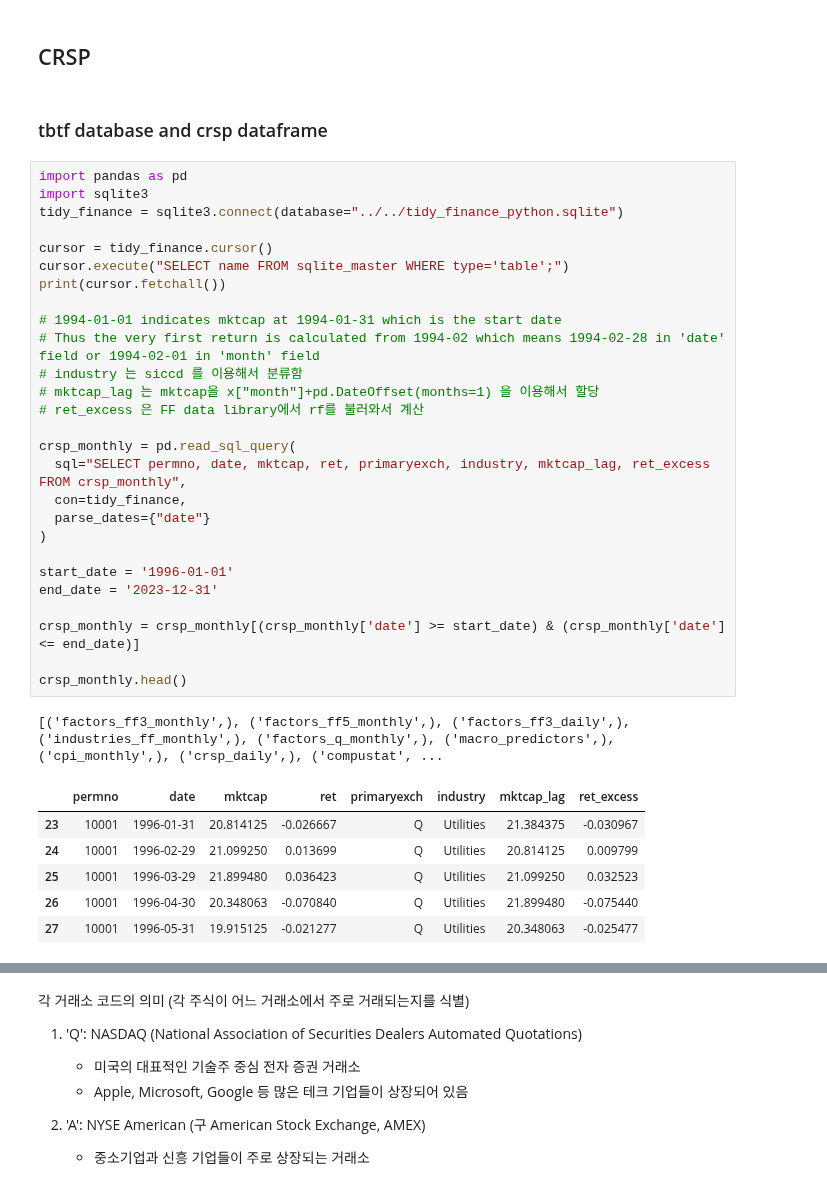
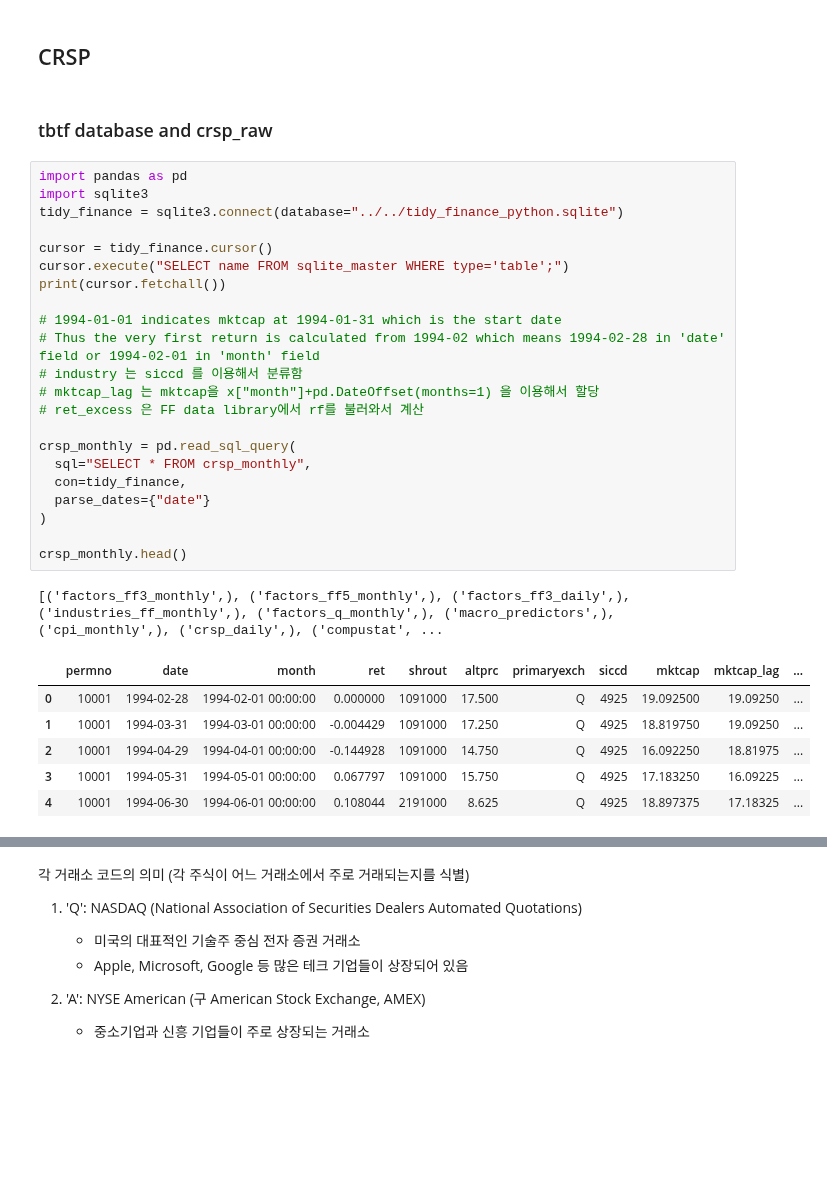
Before and after one commit to primenumbersam/primenumbersam.github.io, a Jupyter notebook: thesis/4_2_data.ipynb, the cells around one changed output, grey strips where cells are left out. Drawn from its saved outputs; the diff is of its cells as text; blank space fills up the shorter version.

```diff
--- a/thesis/4_2_data.ipynb
+++ b/thesis/4_2_data.ipynb
@@ -1,39 +1,34 @@
 # %% [markdown]
 ## CRSP
 # %% [markdown]
-### tbtf database and crsp dataframe
+### tbtf database and crsp_raw
 # %%
 import pandas as pd
 import sqlite3
 tidy_finance = sqlite3.connect(database="../../tidy_finance_python.sqlite")
 
 cursor = tidy_finance.cursor()
 cursor.execute("SELECT name FROM sqlite_master WHERE type='table';")
 print(cursor.fetchall())
 
 # 1994-01-01 indicates mktcap at 1994-01-31 which is the start date
 # Thus the very first return is calculated from 1994-02 which means 1994-02-28 in 'date' field or 1994-02-01 in 'month' field
 # industry 는 siccd 를 이용해서 분류함
 # mktcap_lag 는 mktcap을 x["month"]+pd.DateOffset(months=1) 을 이용해서 할당
 # ret_excess 은 FF data library에서 rf를 불러와서 계산
 
 crsp_monthly = pd.read_sql_query(
-  sql="SELECT permno, date, mktcap, ret, primaryexch, industry, mktcap_lag, ret_excess FROM crsp_monthly",
+  sql="SELECT * FROM crsp_monthly",
   con=tidy_finance,
   parse_dates={"date"}
 )
 
-start_date = '1996-01-01'
-end_date = '2023-12-31'
-
-crsp_monthly = crsp_monthly[(crsp_monthly['date'] >= start_date) & (crsp_monthly['date'] <= end_date)]
-
 crsp_monthly.head()
 # %% [output]
 [('factors_ff3_monthly',), ('factors_ff5_monthly',), ('factors_ff3_daily',), ('industries_ff_monthly',), ('factors_q_monthly',), ('macro_predictors',), ('cpi_monthly',), ('crsp_daily',), ('compustat', ...
-|  | permno | date | mktcap | ret | primaryexch | industry | mktcap_lag | ret_excess |
-| 23 | 10001 | 1996-01-31 | 20.814125 | -0.026667 | Q | Utilities | 21.384375 | -0.030967 |
-| 24 | 10001 | 1996-02-29 | 21.099250 | 0.013699 | Q | Utilities | 20.814125 | 0.009799 |
-| 25 | 10001 | 1996-03-29 | 21.899480 | 0.036423 | Q | Utilities | 21.099250 | 0.032523 |
-| 26 | 10001 | 1996-04-30 | 20.348063 | -0.070840 | Q | Utilities | 21.899480 | -0.075440 |
-| 27 | 10001 | 1996-05-31 | 19.915125 | -0.021277 | Q | Utilities | 20.348063 | -0.025477 |
+|  | permno | date | month | ret | shrout | altprc | primaryexch | siccd | mktcap | mktcap_lag | ... |
+| 0 | 10001 | 1994-02-28 | 1994-02-01 00:00:00 | 0.000000 | 1091000 | 17.500 | Q | 4925 | 19.092500 | 19.09250 | ... |
+| 1 | 10001 | 1994-03-31 | 1994-03-01 00:00:00 | -0.004429 | 1091000 | 17.250 | Q | 4925 | 18.819750 | 19.09250 | ... |
+| 2 | 10001 | 1994-04-29 | 1994-04-01 00:00:00 | -0.144928 | 1091000 | 14.750 | Q | 4925 | 16.092250 | 18.81975 | ... |
+| 3 | 10001 | 1994-05-31 | 1994-05-01 00:00:00 | 0.067797 | 1091000 | 15.750 | Q | 4925 | 17.183250 | 16.09225 | ... |
+| 4 | 10001 | 1994-06-30 | 1994-06-01 00:00:00 | 0.108044 | 2191000 | 8.625 | Q | 4925 | 18.897375 | 17.18325 | ... |
```
Also changed, not shown: parts of 10 cells of this notebook, 34 other files.
